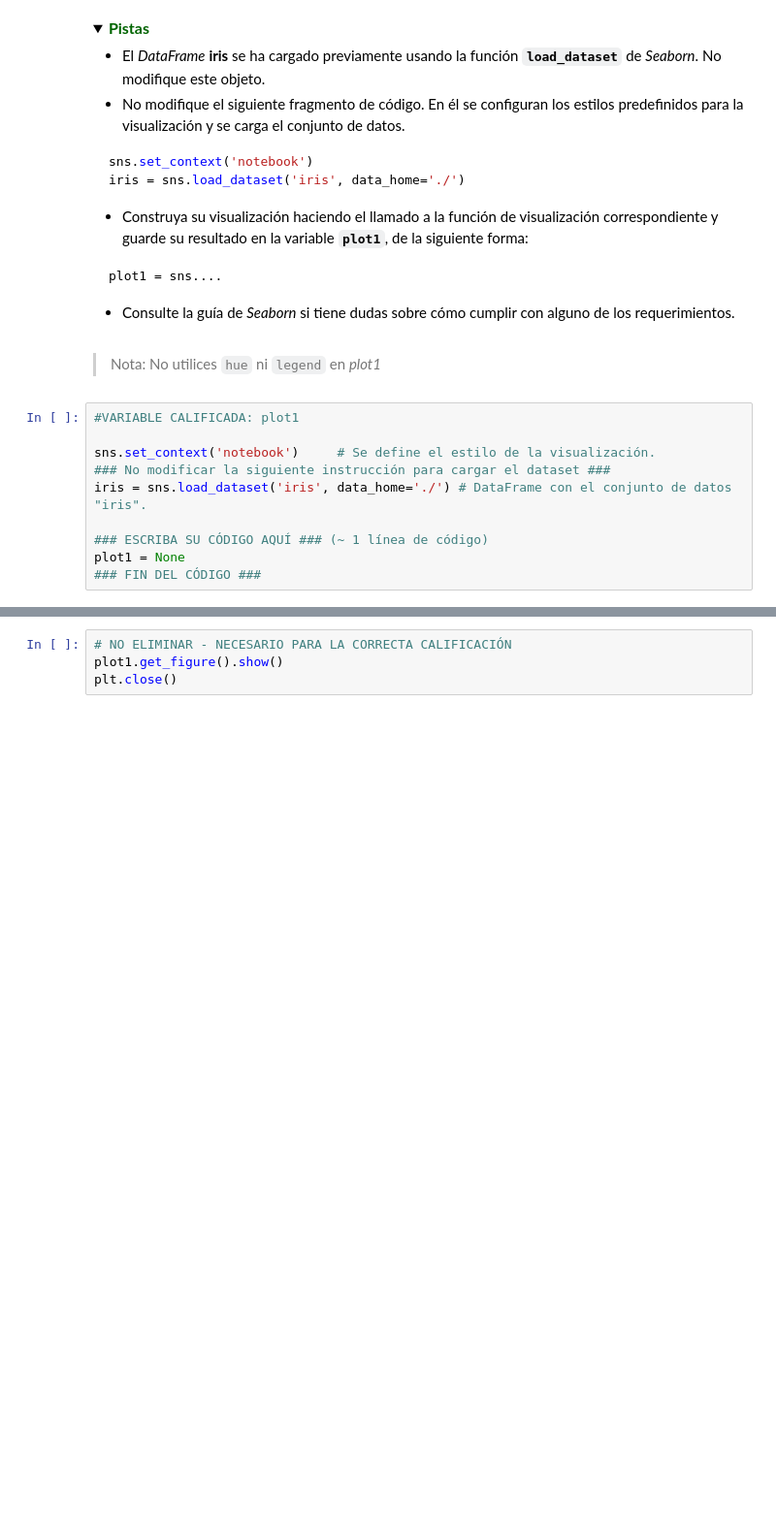
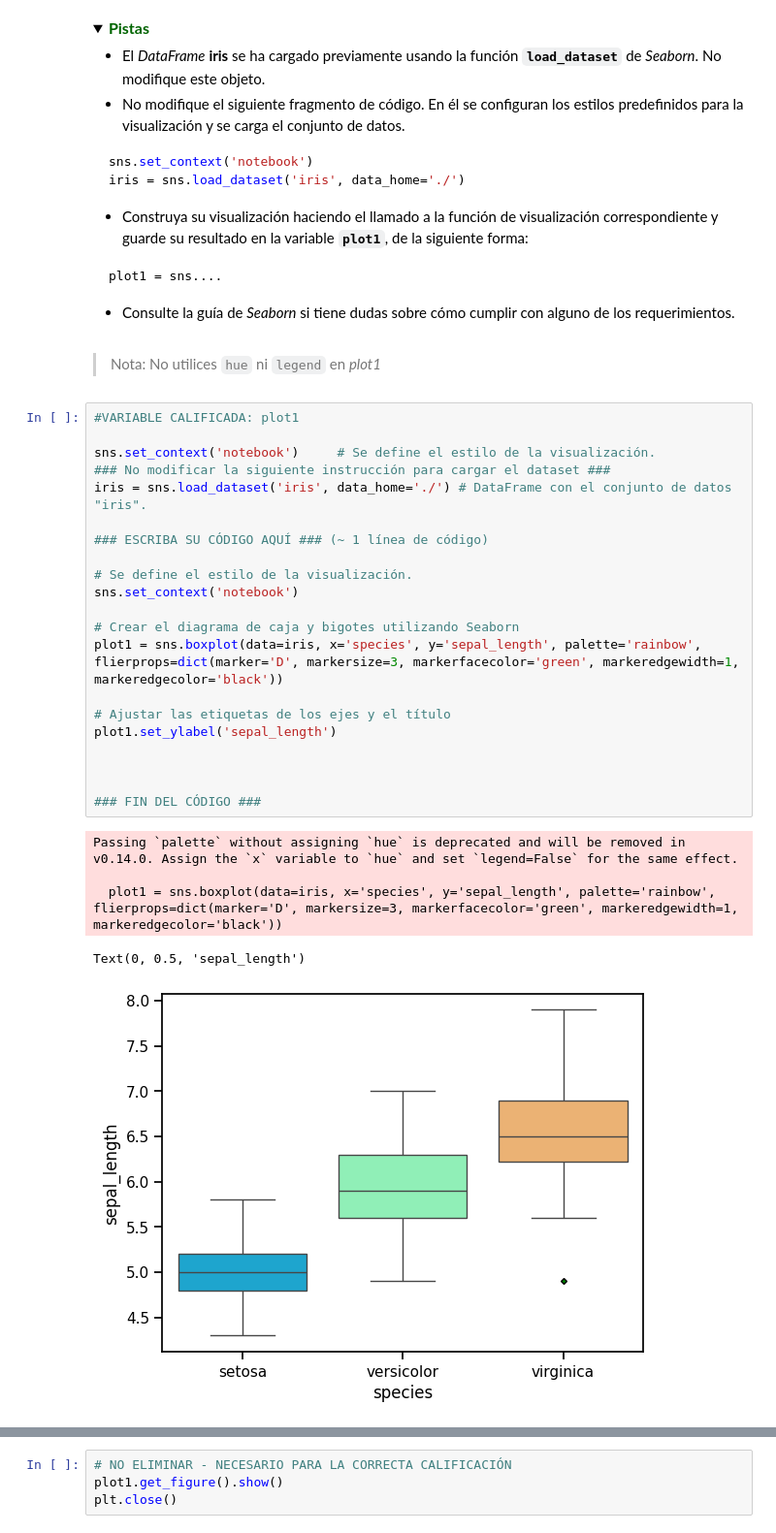
Before and after one commit to danielamejiacastro/MLDS--Course, a Jupyter notebook: Quiz_8_Seaborn.ipynb, the cells around one changed output, grey strips where cells are left out. Shown at 97% size. Cells and saved outputs as stored; diff of their text form; folded sections open; blank space fills up the shorter version.

```diff
--- a/Quiz_8_Seaborn.ipynb
+++ b/Quiz_8_Seaborn.ipynb
@@ -82,13 +88,30 @@ plot1 = sns....
 # %%
 #VARIABLE CALIFICADA: plot1
 
 sns.set_context('notebook')     # Se define el estilo de la visualización.
 ### No modificar la siguiente instrucción para cargar el dataset ###
 iris = sns.load_dataset('iris', data_home='./') # DataFrame con el conjunto de datos "iris".
 
 ### ESCRIBA SU CÓDIGO AQUÍ ### (~ 1 línea de código)
-plot1 = None
+
+# Se define el estilo de la visualización.
+sns.set_context('notebook')
+
+# Crear el diagrama de caja y bigotes utilizando Seaborn
+plot1 = sns.boxplot(data=iris, x='species', y='sepal_length', palette='rainbow', flierprops=dict(marker='D', markersize=3, markerfacecolor='green', markeredgewidth=1, markeredgecolor='black'))
+
+# Ajustar las etiquetas de los ejes y el título
+plot1.set_ylabel('sepal_length')
+
+
+
 ### FIN DEL CÓDIGO ###
+# %% [output]
+Passing `palette` without assigning `hue` is deprecated and will be removed in v0.14.0. Assign the `x` variable to `hue` and set `legend=False` for the same effect.
+
+  plot1 = sns.boxplot(data=iris, x='species', y='sepal_length', palette='rainbow', flierprops=dict(marker='D', markersize=3, markerfacecolor='green', markeredgewidth=1, markeredgecolor='black'))
+Text(0, 0.5, 'sepal_length')
+[figure, added]
 # %% [markdown]
 **Salida esperada:**
 
```
Also changed, not shown: parts of 2 cells of this notebook, 4 other files.
